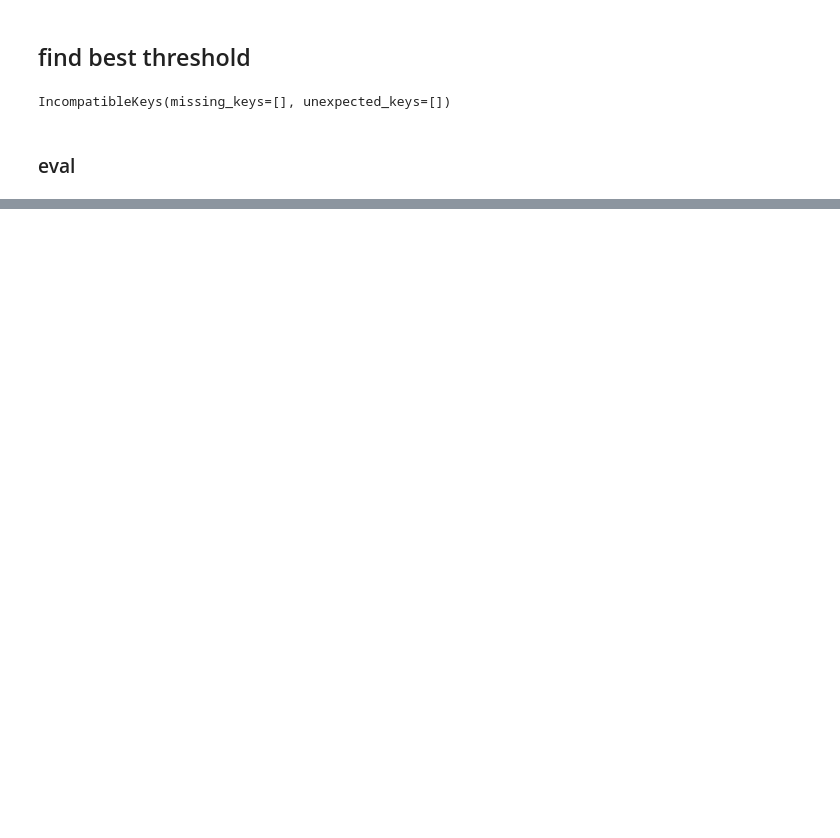
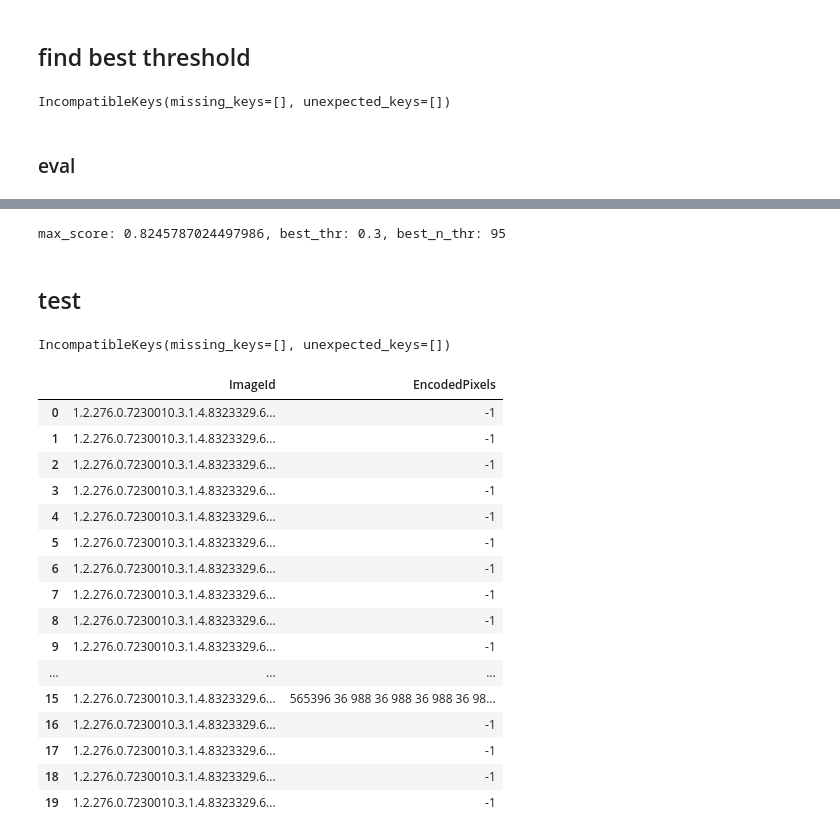
Before and after one commit to xiedidan/ml-arsenal-public, a Jupyter notebook: tgs-besnet.ipynb, the cells around one changed output, grey strips where cells are left out. Drawn from its saved outputs; the diff is of its cells as text; code cells hidden in the pictures; blank space fills up the shorter version.

```diff
--- a/tgs-besnet.ipynb
+++ b/tgs-besnet.ipynb
@@ -820,0 +823,17 @@ tensor([ 68.6168, 188.8050,  76.6630,  ...,  37.3683, 405.8776,  53.5727],
+# %%
+max_score = np.max(scores)
+n_thr_idx, thr_idx = np.unravel_index(np.argmax(scores), scores.shape)
+
+print('max_score: {}, best_thr: {}, best_n_thr: {}'.format(max_score, thrs[thr_idx], n_thrs[n_thr_idx]))
+# %% [output]
+max_score: 0.8245787024497986, best_thr: 0.3, best_n_thr: 95
+# %% [markdown]
+## test
+# %%
+net = Net().cuda()
+net.load_state_dict(torch.load('bes-cp-5.pth'))
+# %% [output]
+IncompatibleKeys(missing_keys=[], unexpected_keys=[])
+# %%
+best_thr = 0.3
+best_n_thr = 95
@@ -820,0 +860,51 @@ tensor([ 68.6168, 188.8050,  76.6630,  ...,  37.3683, 405.8776,  53.5727],
+# %%
+m_probs, b_probs, truths = tta(net, test_loader)
+# %%
+m_probs = m_probs.cuda()
+
+m_probs[m_probs.view(m_probs.shape[0], -1).sum(-1) < best_n_thr*(SIZE/128.0)**2,...] = 0.0
+preds = (m_probs>best_thr).long()
+
+masks = preds.cpu().numpy().squeeze() * 255
+# %%
+# Generate rle encodings in parallel (images are first converted to the original size)
+mask_size = 1024
+
+def mask_worker(mask):
+    im = PIL.Image.fromarray((mask.T).astype(np.uint8)).resize((mask_size, mask_size))
+    im = np.asarray(im)
+
+    rle = mask2rle(im, mask_size, mask_size)
+
+    return rle
+
+pool = mp.Pool()
+rle_list = pool.map(mask_worker, masks)
+# %%
+# ok, export submission csv
+ids = [filename.rsplit('.', 1)[0] for filename in test_dataset.filenames]
+
+sub_df = pd.DataFrame({'ImageId': ids, 'EncodedPixels': rle_list})
+sub_df.loc[sub_df.EncodedPixels=='', 'EncodedPixels'] = '-1'
+
+sub_df.to_csv('bes_sub.csv', index=False)
+
+sub_df.head(20)
+# %% [output]
+|  | ImageId | EncodedPixels |
+| 0 | 1.2.276.0.7230010.3.1.4.8323329.6... | -1 |
+| 1 | 1.2.276.0.7230010.3.1.4.8323329.6... | -1 |
+| 2 | 1.2.276.0.7230010.3.1.4.8323329.6... | -1 |
+| 3 | 1.2.276.0.7230010.3.1.4.8323329.6... | -1 |
+| 4 | 1.2.276.0.7230010.3.1.4.8323329.6... | -1 |
+| 5 | 1.2.276.0.7230010.3.1.4.8323329.6... | -1 |
+| 6 | 1.2.276.0.7230010.3.1.4.8323329.6... | -1 |
+| 7 | 1.2.276.0.7230010.3.1.4.8323329.6... | -1 |
+| 8 | 1.2.276.0.7230010.3.1.4.8323329.6... | -1 |
+| 9 | 1.2.276.0.7230010.3.1.4.8323329.6... | -1 |
+| ... | ... | ... |
+| 15 | 1.2.276.0.7230010.3.1.4.8323329.6... | 565396 36 988 36 988 36 988 36 98... |
+| 16 | 1.2.276.0.7230010.3.1.4.8323329.6... | -1 |
+| 17 | 1.2.276.0.7230010.3.1.4.8323329.6... | -1 |
+| 18 | 1.2.276.0.7230010.3.1.4.8323329.6... | -1 |
+| 19 | 1.2.276.0.7230010.3.1.4.8323329.6... | -1 |
```
Also changed, not shown: parts of 19 cells of this notebook, 4 other files.
